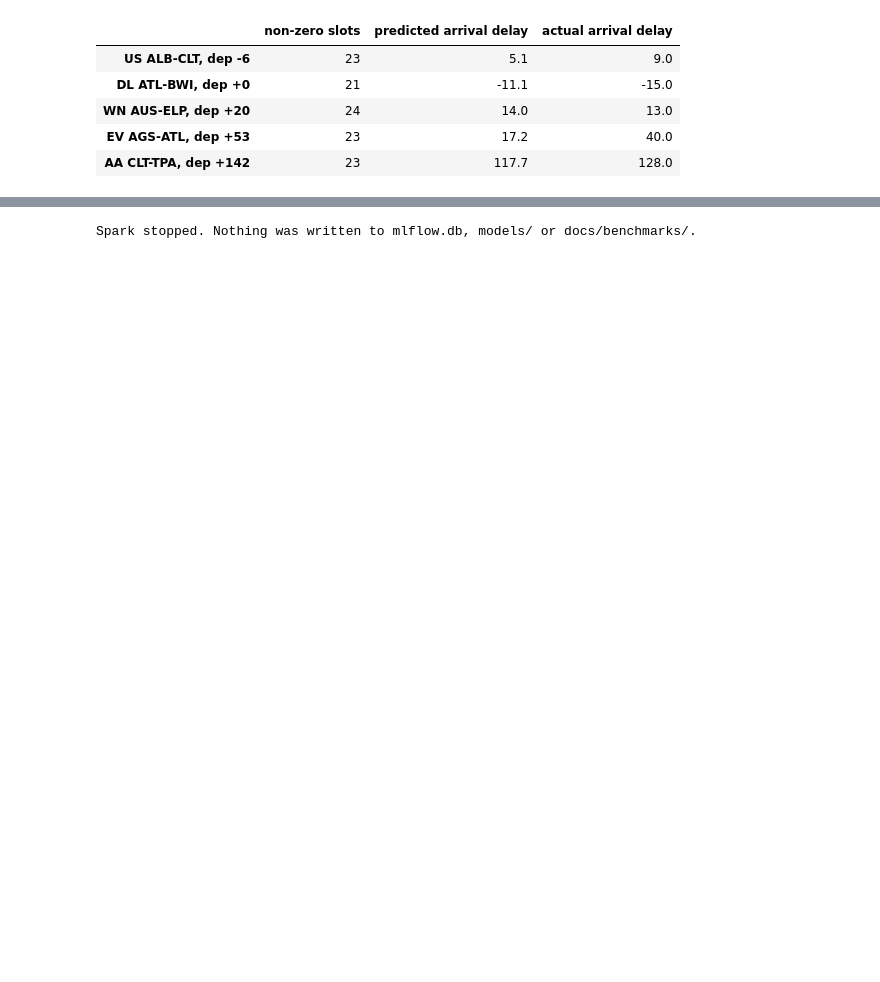
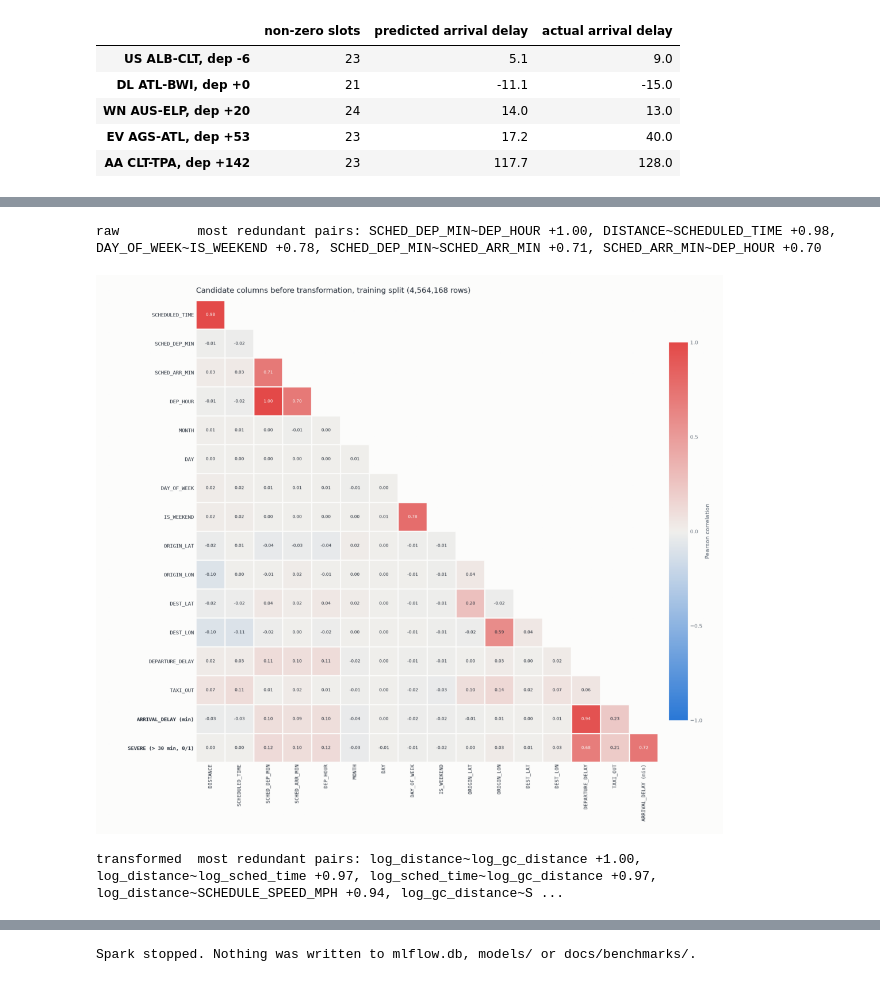
Before and after one commit to YN2TB/Supervised_learning_pipeline_spark, a Jupyter notebook: notebooks/visualisations.ipynb, the cells around one changed output, grey strips where cells are left out. Drawn from its saved outputs; the diff is of its cells as text; code cells hidden in the pictures; blank space fills up the shorter version.

```diff
--- a/notebooks/visualisations.ipynb
+++ b/notebooks/visualisations.ipynb
@@ -950,0 +1050,14 @@ features_selected as Spark stores it (values rounded to 2 decimals):
+# %%
+import matplotlib.image as mpimg
+for stage in ('raw', 'transformed'):
+    stats = json.load(open(f'docs/benchmarks/feature_correlation_{stage}.json'))
+    top = ', '.join(f"{p['a']}~{p['b']} {p['r']:+.2f}" for p in stats['feature_pairs']['top10'][:5])
+    print(f'{stage:<12} most redundant pairs: {top}')
+    fig, ax = plt.subplots(figsize=(11, 10))
+    ax.imshow(mpimg.imread(f'docs/benchmarks/feature_correlation_{stage}.png'))
+    ax.axis('off')
+    plt.tight_layout(); plt.show()
+# %% [output]
+raw          most redundant pairs: SCHED_DEP_MIN~DEP_HOUR +1.00, DISTANCE~SCHEDULED_TIME +0.98, DAY_OF_WEEK~IS_WEEKEND +0.78, SCHED_DEP_MIN~SCHED_ARR_MIN +0.71, SCHED_ARR_MIN~DEP_HOUR +0.70
+[figure, added]
+transformed  most redundant pairs: log_distance~log_gc_distance +1.00, log_distance~log_sched_time +0.97, log_sched_time~log_gc_distance +0.97, log_distance~SCHEDULE_SPEED_MPH +0.94, log_gc_distance~S ...
```
Also changed, not shown: parts of 9 cells of this notebook, 9 other files.
